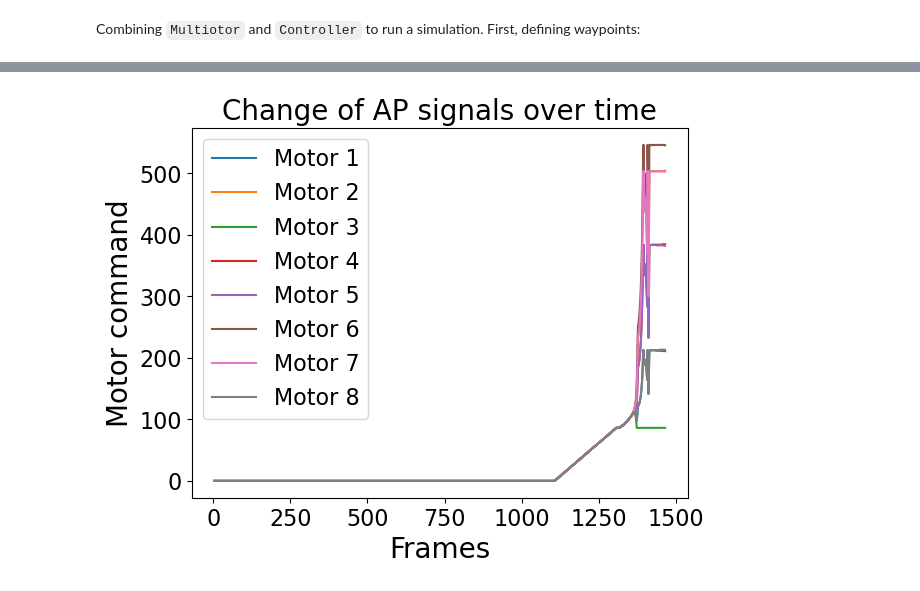
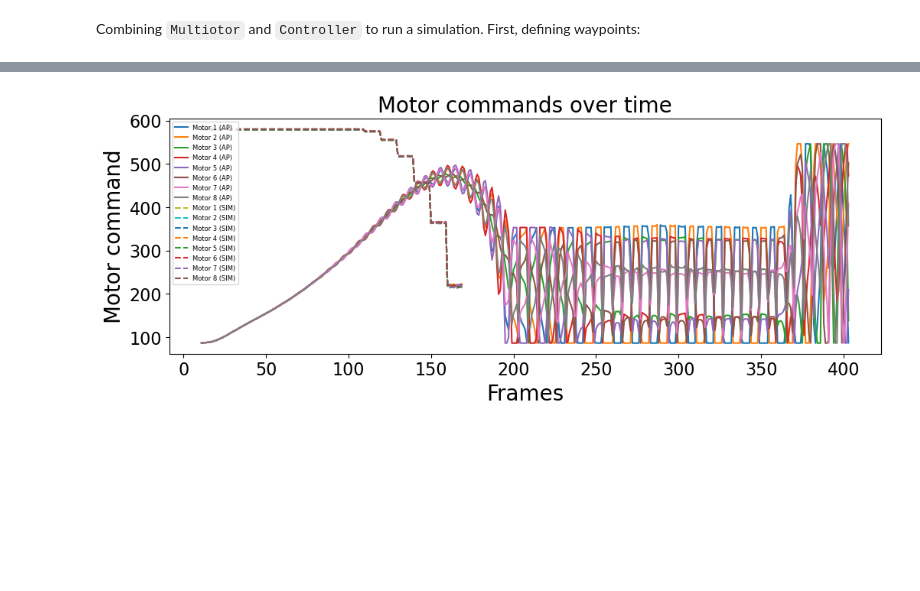
Before and after one commit to allanwzhang/multirotor, a Jupyter notebook: Testing.ipynb, the cells around one changed output, grey strips where cells are left out. Drawn from its saved outputs; the diff is of its cells as text; code cells hidden in the pictures; blank space fills up the shorter version.

```diff
--- a/Testing.ipynb
+++ b/Testing.ipynb
@@ -478,6 +661,6 @@ ax.scatter(ap_log.x, ap_log.y, ap_log.z, c=ap_log.t)
-# %%
-printLog(action_log, "Change of AP signals over time")
-# %% [output]
-[figure, removed]
+# %%
+printLogNonZeroOverlay(action_log, sim_action_log, "Motor commands over time", start)
+# %% [output]
+[figure, added]
 # %%
 printLogNonZero(action_log, "Change of AP signals over time")
```
Also changed, not shown: parts of 23 cells of this notebook, 6 other files.
